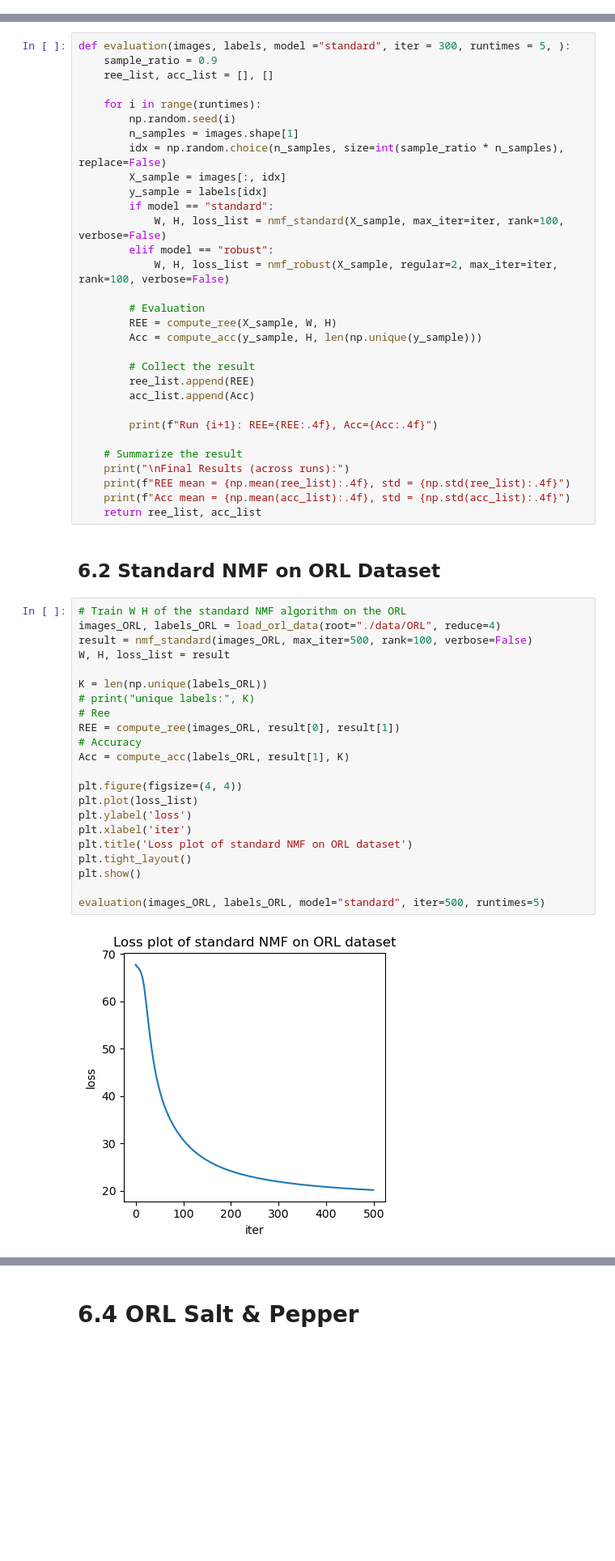
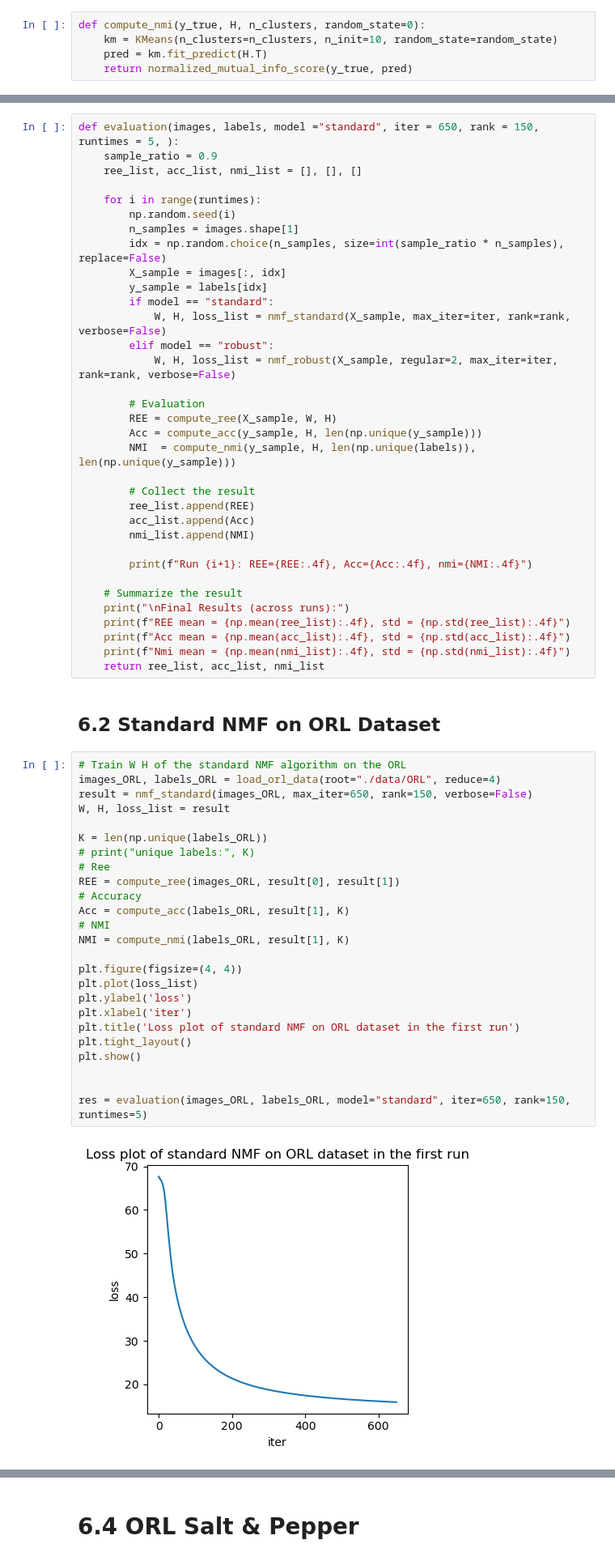
Before and after one commit to PartinGQAQ/COMP5328, a Jupyter notebook: Assignment_new_structure.ipynb, the cells around one changed output, grey strips where cells are left out. Shown: that part at 81% size. Cells and saved outputs as stored; diff of their text form; blank space fills up the shorter version.

```diff
--- a/Assignment_new_structure.ipynb
+++ b/Assignment_new_structure.ipynb
@@ -333,11 +304,16 @@ def compute_acc(Y: np.ndarray, H, n_clusters):
+# %%
+def compute_nmi(y_true, H, n_clusters, random_state=0):
+    km = KMeans(n_clusters=n_clusters, n_init=10, random_state=random_state)
+    pred = km.fit_predict(H.T)
+    return normalized_mutual_info_score(y_true, pred)
 # %% [markdown]
 
 # 6. Experiments
 ## 6.1 Evaluation metrics
 # %%
-def evaluation(images, labels, model ="standard", iter = 300, runtimes = 5, ):
+def evaluation(images, labels, model ="standard", iter = 650, rank = 150, runtimes = 5, ):
     sample_ratio = 0.9
-    ree_list, acc_list = [], []
+    ree_list, acc_list, nmi_list = [], [], []
 
     for i in range(runtimes):
         np.random.seed(i)
@@ -346,48 +322,54 @@ def evaluation(images, labels, model ="standard", iter = 300, runtimes = 5, ):
         X_sample = images[:, idx]
         y_sample = labels[idx]
         if model == "standard":
-            W, H, loss_list = nmf_standard(X_sample, max_iter=iter, rank=100, verbose=False)
+            W, H, loss_list = nmf_standard(X_sample, max_iter=iter, rank=rank, verbose=False)
         elif model == "robust":
-            W, H, loss_list = nmf_robust(X_sample, regular=2, max_iter=iter, rank=100, verbose=False)
+            W, H, loss_list = nmf_robust(X_sample, regular=2, max_iter=iter, rank=rank, verbose=False)
 
         # Evaluation
         REE = compute_ree(X_sample, W, H)
         Acc = compute_acc(y_sample, H, len(np.unique(y_sample)))
+        NMI  = compute_nmi(y_sample, H, len(np.unique(labels)), len(np.unique(y_sample)))
 
         # Collect the result
         ree_list.append(REE)
         acc_list.append(Acc)
+        nmi_list.append(NMI)
 
-        print(f"Run {i+1}: REE={REE:.4f}, Acc={Acc:.4f}")
+        print(f"Run {i+1}: REE={REE:.4f}, Acc={Acc:.4f}, nmi={NMI:.4f}")
 
     # Summarize the result
     print("\nFinal Results (across runs):")
     print(f"REE mean = {np.mean(ree_list):.4f}, std = {np.std(ree_list):.4f}")
     print(f"Acc mean = {np.mean(acc_list):.4f}, std = {np.std(acc_list):.4f}")
-    return ree_list, acc_list
+    print(f"Nmi mean = {np.mean(nmi_list):.4f}, std = {np.std(nmi_list):.4f}")
+    return ree_list, acc_list, nmi_list
 # %% [markdown]
 ## 6.2 Standard NMF on ORL Dataset
 # %%
 # Train W H of the standard NMF algorithm on the ORL
 images_ORL, labels_ORL = load_orl_data(root="./data/ORL", reduce=4)
-result = nmf_standard(images_ORL, max_iter=500, rank=100, verbose=False)
+result = nmf_standard(images_ORL, max_iter=650, rank=150, verbose=False)
 W, H, loss_list = result
 
 K = len(np.unique(labels_ORL))
 # print("unique labels:", K)
 # Ree
 REE = compute_ree(images_ORL, result[0], result[1])
 # Accuracy
 Acc = compute_acc(labels_ORL, result[1], K)
+# NMI
+NMI = compute_nmi(labels_ORL, result[1], K)
 
 plt.figure(figsize=(4, 4))
 plt.plot(loss_list)
 plt.ylabel('loss')
 plt.xlabel('iter')
-plt.title('Loss plot of standard NMF on ORL dataset')
+plt.title('Loss plot of standard NMF on ORL dataset in the first run')
 plt.tight_layout()
 plt.show()
 
-evaluation(images_ORL, labels_ORL, model="standard", iter=500, runtimes=5)
+
+res = evaluation(images_ORL, labels_ORL, model="standard", iter=650, rank=150, runtimes=5)
 # %% [output]
-[figure, old version]
+[figure, new version]
```
Also changed, not shown: parts of 13 cells of this notebook.
